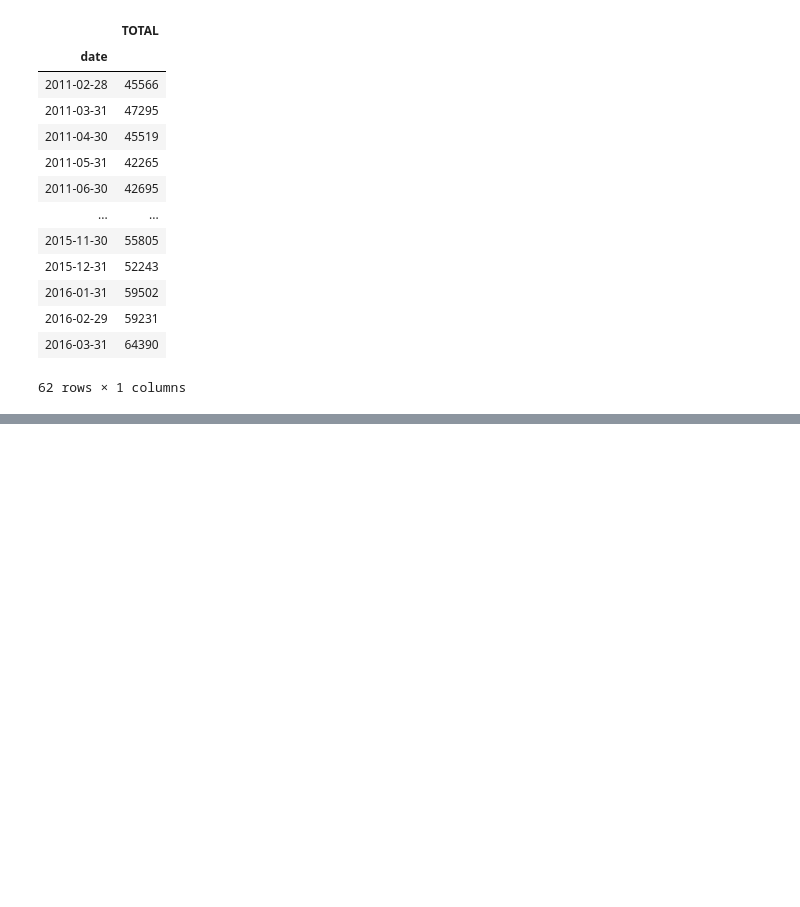
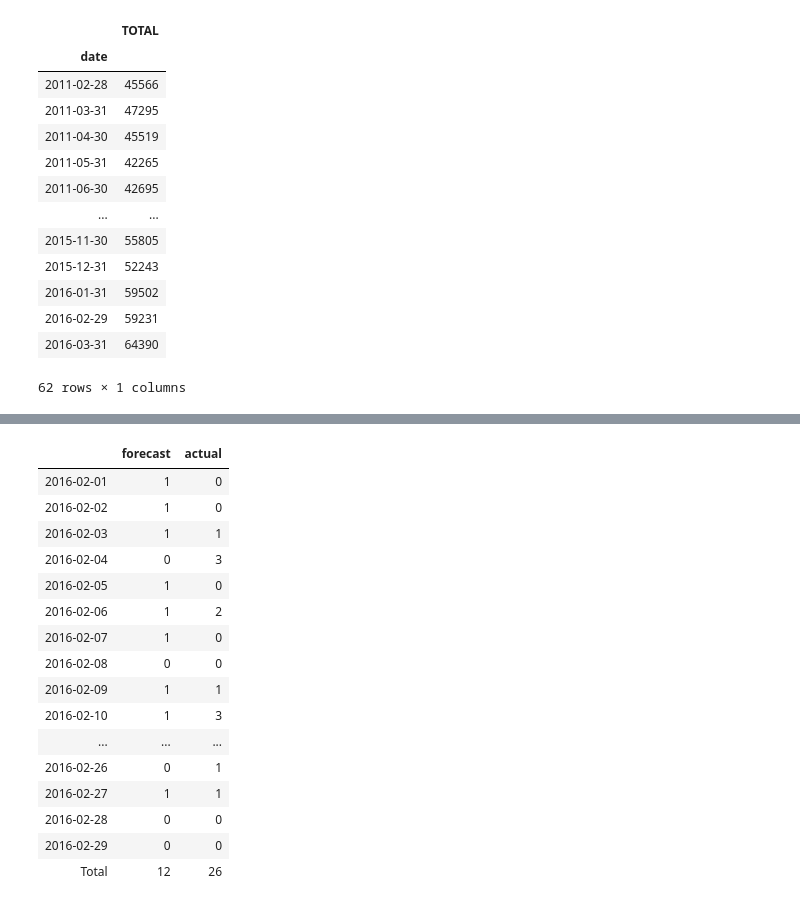
Before and after one commit to alecjonas/Forecasting_Walmart_Sales, a Jupyter notebook: notebooks/forecasting2.ipynb, the cells around one changed output, grey strips where cells are left out. Saved outputs shown, nothing was run; the diff lists cells and outputs as text; code cells hidden in the pictures; blank space fills up the shorter version.

```diff
--- a/notebooks/forecasting2.ipynb
+++ b/notebooks/forecasting2.ipynb
@@ -726,3 +745,21 @@ resample_series(make_series('CA_1', 'FOODS_3'), 'M')
 | 2016-02-29 | 59231 |
 | 2016-03-31 | 64390 |
 62 rows × 1 columns
+# %%
+def get_product_actuals(store_id, dept_id, product_id, month, year):
+    mask11 = sales_train['store_id'] == store_id
+    mask21 = sales_train['dept_id'] == dept_id
+    series1 = sales_train[mask11 & mask21].copy()
+    series1 = series1.drop(columns = ['item_id', 'dept_id', 'store_id', 'state_id', 'cat_id'])
+    series1 = series1.T
+    series1 = drop_christmas(series1)
+    series1 = make_date_time(series1)
+    series1 = series1.T
+    series1 = series1.set_index('NaT')
+    series1 = series1.loc[product_id].to_frame()
+    series1 = series1[series1.index.month == month]
+    series1 = series1[series1.index.year == year]
+    return series1
+
+series1 = get_product_actuals('CA_1', 'FOODS_3', 'FOODS_3_005_CA_1_validation', 2, 2016)
+series1
@@ -728,0 +785,43 @@ resample_series(make_series('CA_1', 'FOODS_3'), 'M')
+# %%
+def actual_vs_forecast(actual_series, forecast_series):
+    df = forecast_series.copy()
+    df['actual'] = actual_series[list(actual_series)[0]]
+    df['forecast'] = abs(df['forecast'].round(1))
+    return df
+
+def reg_round_comparison(df):
+    df2 = df.round().copy()
+    df2['year'] = df2.index.year
+    df2['month'] = df2.index.month
+    df2['day'] =  df2.index.day
+    df2['date'] = pd.to_datetime(df2[["year", "month", "day"]])
+    x = df2['date'].to_numpy().astype('datetime64[D]')
+    y = x.tolist()
+    y.append('Total')
+    y = np.asarray(y)
+    df2.loc['TOTAL']= df2.sum()
+    df2['forecast'] = df2['forecast'].apply(np.int64)
+    df2 = df2.set_index(y)
+    df2 = df2.drop(columns = ['year', 'month', 'day', 'date'])
+    return df2
+
+df2 = actual_vs_forecast(series1, df_test)
+reg_round_comparison(df2)
+# %% [output]
+|  | forecast | actual |
+| 2016-02-01 | 1 | 0 |
+| 2016-02-02 | 1 | 0 |
+| 2016-02-03 | 1 | 1 |
+| 2016-02-04 | 0 | 3 |
+| 2016-02-05 | 1 | 0 |
+| 2016-02-06 | 1 | 2 |
+| 2016-02-07 | 1 | 0 |
+| 2016-02-08 | 0 | 0 |
+| 2016-02-09 | 1 | 1 |
+| 2016-02-10 | 1 | 3 |
+| ... | ... | ... |
+| 2016-02-26 | 0 | 1 |
+| 2016-02-27 | 1 | 1 |
+| 2016-02-28 | 0 | 0 |
+| 2016-02-29 | 0 | 0 |
+| Total | 12 | 26 |
```
Also changed, not shown: parts of 9 cells of this notebook, 1 other file.
